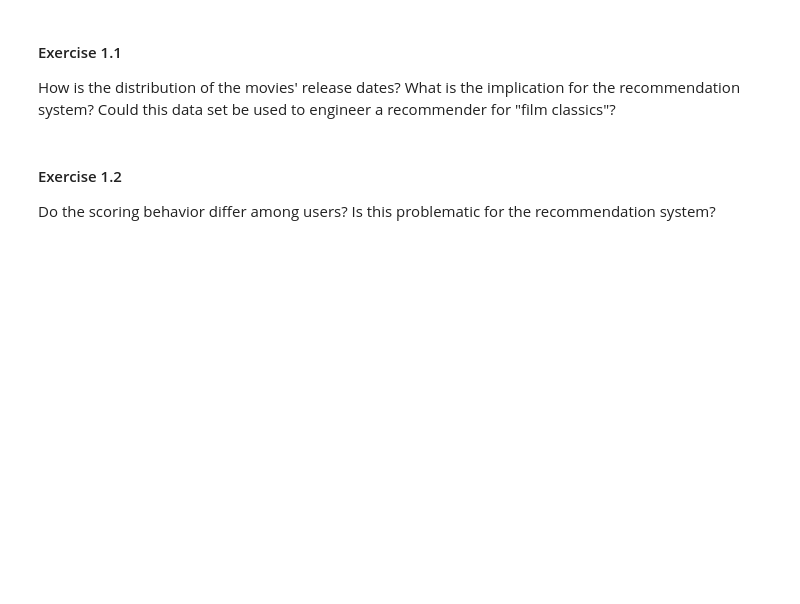
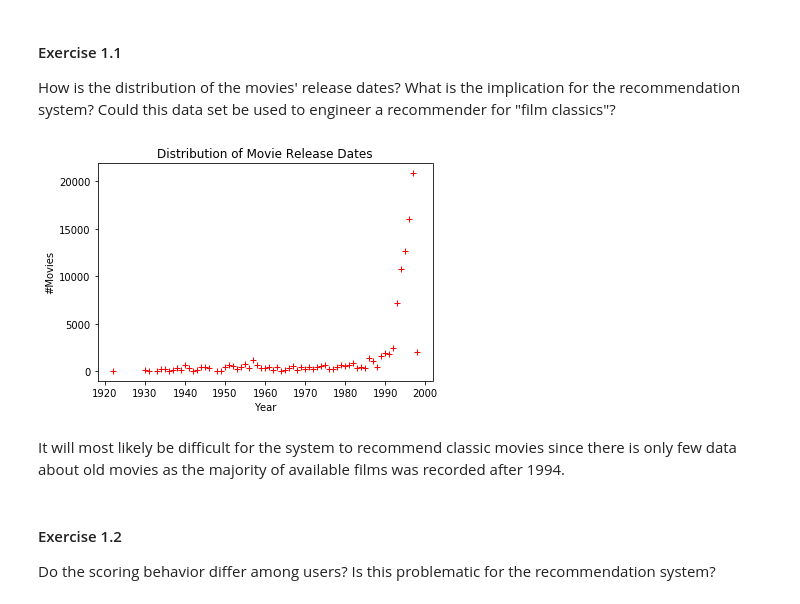
Before and after one commit to WGierke/master_programme, a Jupyter notebook: Intelligent_Data_Analysis_2/Exercise5/Recommender Systems.ipynb, the cells around one changed output. Cells and saved outputs as stored; diff of their text form; code cells hidden in the pictures; blank space fills up the shorter version.

```diff
--- a/Intelligent_Data_Analysis_2/Exercise5/Recommender Systems.ipynb
+++ b/Intelligent_Data_Analysis_2/Exercise5/Recommender Systems.ipynb
@@ -140,3 +138,13 @@ How is the distribution of the movies' release dates? What is the implication fo
+# %%
+plt.plot(ratings.groupby('release_year').count()['movie_id'], 'r+')
+plt.xlabel('Year')
+plt.ylabel('#Movies')
+plt.title('Distribution of Movie Release Dates')
+plt.show()
+# %% [output]
+[figure, added]
+# %% [markdown]
+It will most likely be difficult for the system to recommend classic movies since there is only few data about old movies as the majority of available films was recorded after 1994.
 # %% [markdown]
 #### Exercise 1.2
 Do the scoring behavior differ among users? Is this problematic for the recommendation system?
```
Also changed, not shown: parts of 24 cells of this notebook, 2 other files.
